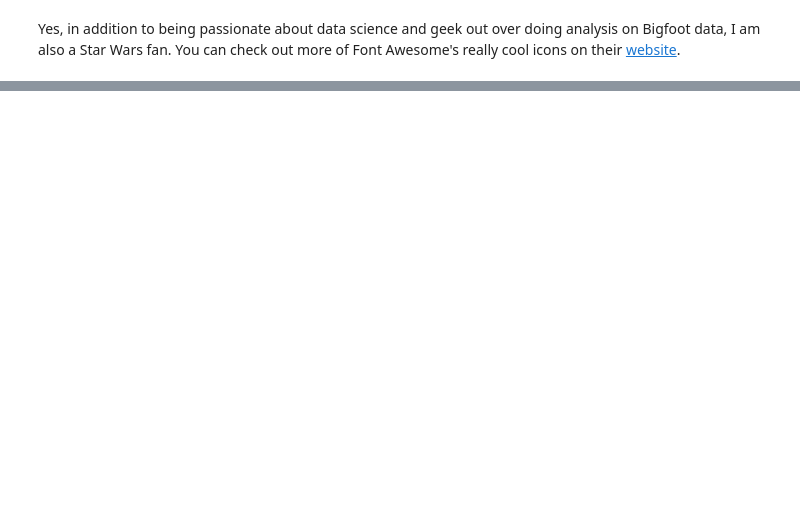
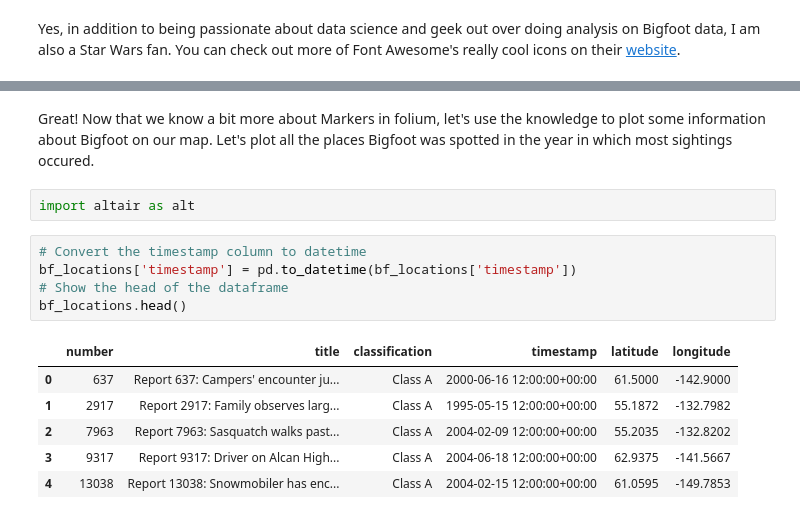
Before and after one commit to mcmanus-git/bigfoot, a Jupyter notebook: Mapping Features Exploration.ipynb, the cells around one changed output, grey strips where cells are left out. Saved outputs shown, nothing was run; the diff lists cells and outputs as text; blank space fills up the shorter version.

Commit message:
completed marker tutorial

```diff
--- a/Mapping Features Exploration.ipynb
+++ b/Mapping Features Exploration.ipynb
@@ -115,3 +138,19 @@ folium.Marker(location=[37.0902, -95.7129],
 kansas_map
 # %% [output]
 [interactive output not drawn]
+# %% [markdown]
+Great! Now that we know a bit more about Markers in folium, let's use the knowledge to plot some information about Bigfoot on our map.  Let's plot all the places Bigfoot was spotted in the year in which most sightings occured.
+# %%
+import altair as alt
+# %%
+# Convert the timestamp column to datetime
+bf_locations['timestamp'] = pd.to_datetime(bf_locations['timestamp'])
+# Show the head of the dataframe
+bf_locations.head()
+# %% [output]
+|  | number | title | classification | timestamp | latitude | longitude |
+| 0 | 637 | Report 637: Campers' encounter ju... | Class A | 2000-06-16 12:00:00+00:00 | 61.5000 | -142.9000 |
+| 1 | 2917 | Report 2917: Family observes larg... | Class A | 1995-05-15 12:00:00+00:00 | 55.1872 | -132.7982 |
+| 2 | 7963 | Report 7963: Sasquatch walks past... | Class A | 2004-02-09 12:00:00+00:00 | 55.2035 | -132.8202 |
+| 3 | 9317 | Report 9317: Driver on Alcan High... | Class A | 2004-06-18 12:00:00+00:00 | 62.9375 | -141.5667 |
+| 4 | 13038 | Report 13038: Snowmobiler has enc... | Class A | 2004-02-15 12:00:00+00:00 | 61.0595 | -149.7853 |
```
Also changed, not shown: parts of 37 cells of this notebook.
